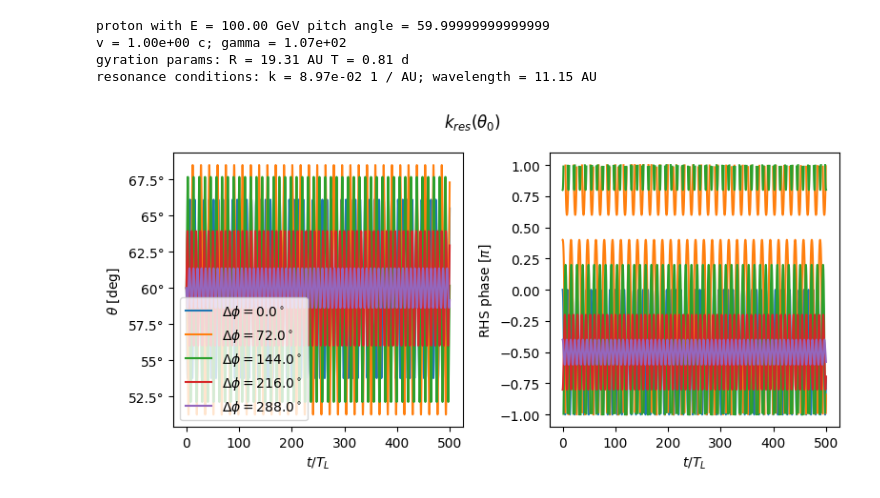
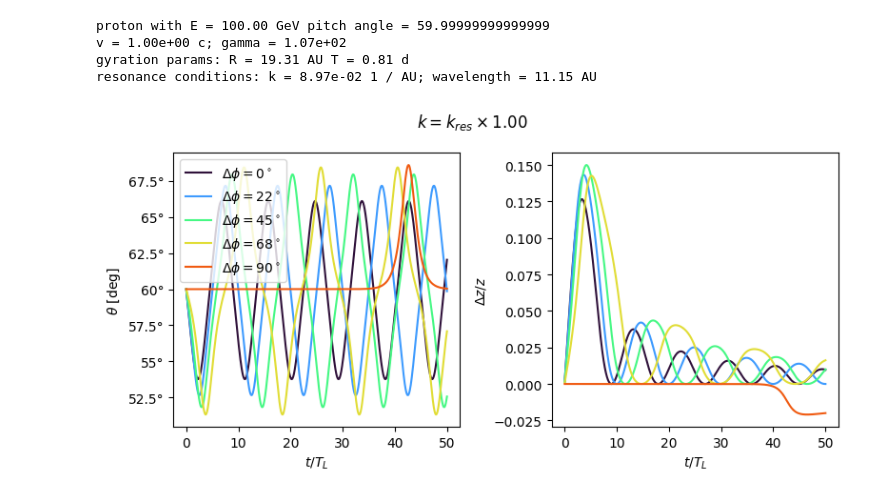
Before and after one commit to nj-vs-vh/gssi-he-th, a Jupyter notebook: Pitch Angle Diffusion Simulation.ipynb, the cells around one changed output. Cells and saved outputs as stored; diff of their text form; code cells hidden in the pictures.

Commit message:
correct qlt pitch angle diffusion

```diff
--- a/Pitch Angle Diffusion Simulation.ipynb
+++ b/Pitch Angle Diffusion Simulation.ipynb
@@ -144,6 +144,26 @@ def get_theta_rhs(
         return result
 
     return mu_rhs
+
+
+def get_approx_theta_solution(
+    particle: Particle, mf_params: MagneticFieldPerturbationParams
+) -> Callable:
+    omega = (particle.Omega_L - mf_params.k * particle.v * np.cos(particle.theta)).to(
+        1 / T_UNIT
+    )
+    norm = (-particle.Omega_L * deltaB / B0).to(1 / T_UNIT)
+    integration_const = (
+        particle.theta - (norm / omega) * np.sin(mf_params.phase_diff) * u.rad
+    ).to(u.rad).value
+
+    def theta(t: u.Quantity[T_UNIT]) -> u.Quantity[u.rad]:
+        return (
+            (norm / omega).decompose() * np.sin(mf_params.phase_diff + (omega * t).decompose().value)
+            + integration_const
+        ) * u.rad
+
+    return theta
 # %%
 @dataclass
 class PitchAngleTrajectory:
@@ -254,39 +296,48 @@ gyration params: R = 19.31 AU T = 0.81 d
 resonance conditions: k = 8.97e-02 1 / AU; wavelength = 11.15 AU
 # %%
 fig, axes = plt.subplots(ncols=2, figsize=(8, 4))
+ax_theta = axes[0]
+ax_z = axes[1]
 
-for phase_diff in np.linspace(0, 2 * np.pi, 6)[:-1]:
+k_mult = 1
+n_T_L = 50
+
+cmap = matplotlib.colormaps["turbo"]
+phases = np.linspace(0, np.pi / 2, 5)
+for idx, phase_diff in enumerate(phases):
     mf_params = MagneticFieldPerturbationParams(
-        k=particle.k_res,
+        k=particle.k_res * k_mult,
         phase_diff=phase_diff,
     )
     rhs = get_theta_rhs(particle=particle, mf_params=mf_params)
-    t_max = 500 * particle.T_L
-    t_step = particle.T_L / 17
+    t_max = n_T_L * particle.T_L
+    t_step = particle.T_L / 31
     t_eval = np.linspace(0, t_max, int(t_max / t_step))
     with tqdm() as pbar:
         solution = solve_ivp(
             fun=rhs,
             t_span=(0, pack_t(t_max)),
             y0=np.array([particle.theta.to(u.rad).value, 0]),
             t_eval=pack_t(t_eval),
             args=[pbar, False],
             method="Radau",
             max_step=pack_t(t_step),
         )
-        trajectory = PitchAngleTrajectory.from_solution(solution, particle, mf_params)
-        trajectory.description = f"$\\Delta \\phi = {180 * phase_diff / np.pi}^\\circ$"
-        trajectory.plot_theta(axes[0])
-        trajectory.plot_rhs_phase(axes[1])
+    color = cmap(idx / phases.size)
+    trajectory = PitchAngleTrajectory.from_solution(solution, particle, mf_params)
+    trajectory.description = f"$\\Delta \\phi = {180 * phase_diff / np.pi:.0f}^\\circ$"
+    trajectory.plot_theta(ax_theta, color=color)
+    approx = get_approx_theta_solution(particle, mf_params)
+    ax_theta.plot(t_eval / particle.T_L, approx(t_eval), color=color, linestyle="--")
+    trajectory.plot_delta_z(ax_z, color=color)
 
-label_axes(axes[0], "t / T_L", "\\theta")
-label_axes(axes[1], "t / T_L")
-axes[1].set_ylabel("RHS phase [$ \\pi $]")
-axes[0].legend()
-fig.suptitle("$k_{res}(\\theta_0)$")
+label_axes(ax_theta, "t / T_L", "\\theta")
+label_axes(ax_z, "t / T_L", "\\Delta z / z")
+ax_theta.legend()
+fig.suptitle(f"$k = k_{{res}} \\times {k_mult:.2f}$")
 plt.tight_layout()
 plt.show()
 # %% [output]
-[figure, old version]
+[figure, new version]
 # %%
 _, axes = plt.subplots(ncols=2, figsize=(10, 5))
```
Also changed, not shown: parts of 5 cells of this notebook.
